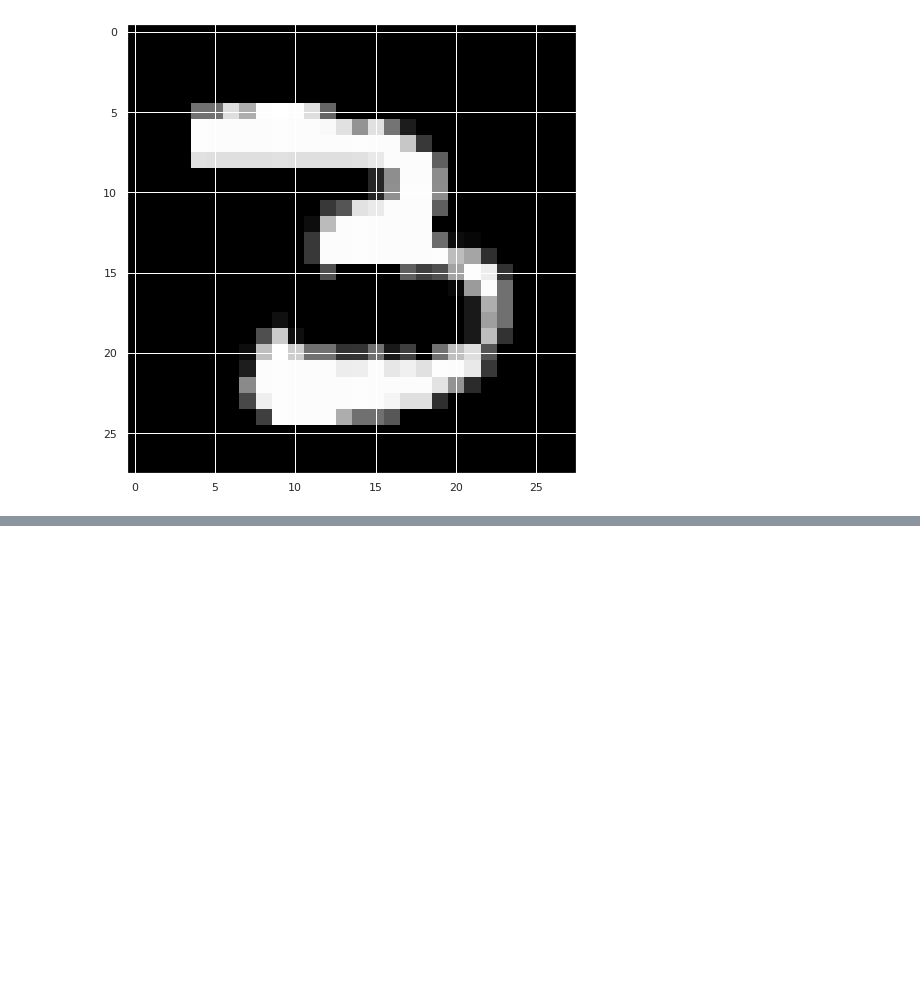
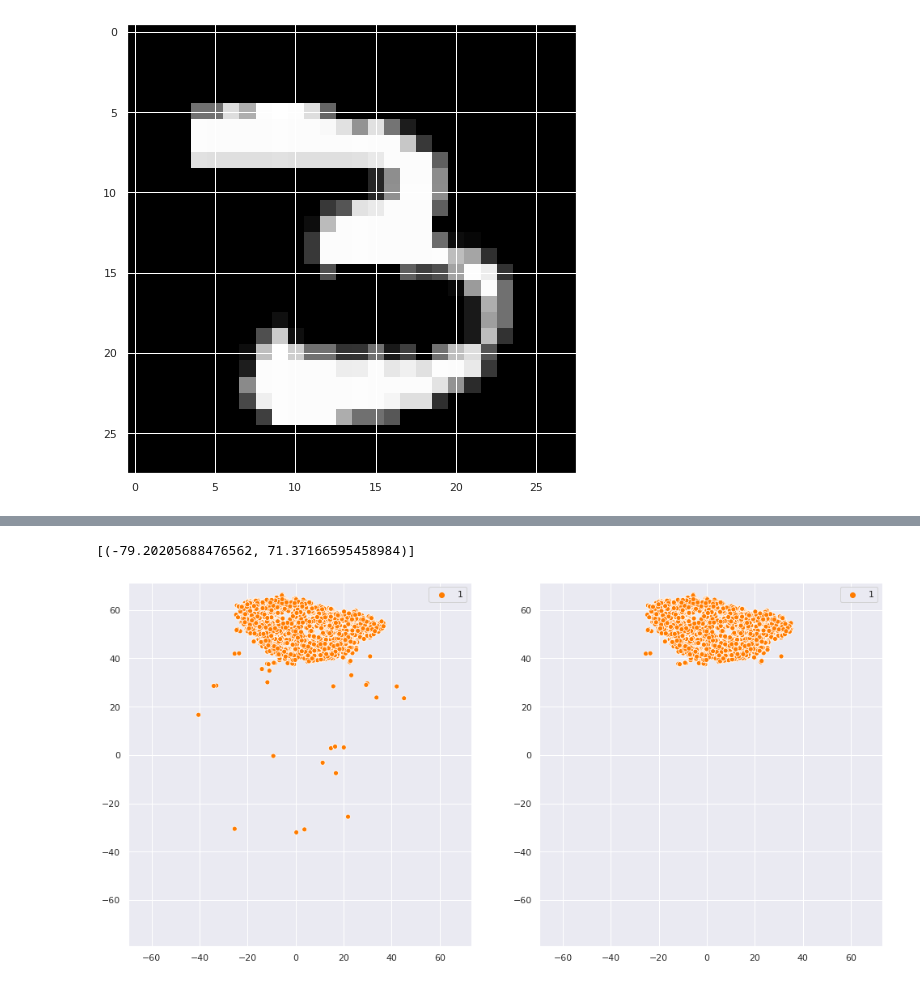
Before and after one commit to sonhamin/parallel_fedlearning, a Jupyter notebook: visualize_data.ipynb, the cells around one changed output, grey strips where cells are left out. Cells and saved outputs as stored; diff of their text form; code cells hidden in the pictures; blank space fills up the shorter version.

```diff
--- a/visualize_data.ipynb
+++ b/visualize_data.ipynb
@@ -159,0 +198,40 @@ sns.scatterplot(X_embedded[:,0], X_embedded[:,1], hue=y, legend='full', palette=
+# %%
+max_deviations = 2
+
+
+mean_x = np.mean(X_embedded_re[:,0])
+standard_deviation_x = np.std(X_embedded_re[:, 0])
+distance_from_mean_x = abs(X_embedded_re[:, 0] - mean_x)
+not_outlier_x = distance_from_mean_x < max_deviations * standard_deviation_x
+indexes_x = np.argwhere(not_outlier_x==True)
+
+
+mean_y = np.mean(X_embedded_re[:,1])
+standard_deviation_y = np.std(X_embedded_re[:, 1])
+distance_from_mean_y = abs(X_embedded_re[:, 1] - mean_y)
+not_outlier_y = distance_from_mean_y < max_deviations * standard_deviation_y
+indexes_y = np.argwhere(not_outlier_y==True)
+
+
+indexes = np.intersect1d(indexes_x, indexes_y)
+# %%
+labels2 = np.squeeze([labels[i] for i in indexes])
+X_embedded_re2 = [X_embedded_re[i] for i in indexes]
+X_embedded_re2 = np.concatenate(X_embedded_re2, axis=0)
+X_embedded_re2 = np.reshape(X_embedded_re2, (X_embedded_re2.shape[0] // 2, 2))
+
+labels_unique = np.unique(labels)
+palettes = [palette[i] for i in labels_unique]
+# %%
+fig, axs = plt.subplots(ncols=2, )
+
+g = sns.scatterplot(X_embedded_re[:,0], X_embedded_re[:,1], hue=labels, legend='full', palette=palettes, ax=axs[0])
+g.set(xlim=(x_min, x_max))
+g.set(ylim=(y_min, y_max))
+
+g = sns.scatterplot(X_embedded_re2[:,0], X_embedded_re2[:,1], hue=labels2, legend='full', palette=palettes, ax=axs[1])
+g.set(xlim=(x_min, x_max))
+g.set(ylim=(y_min, y_max))
+# %% [output]
+[(-79.20205688476562, 71.37166595458984)]
+[figure, added]
```
Also changed, not shown: parts of 19 cells of this notebook.
